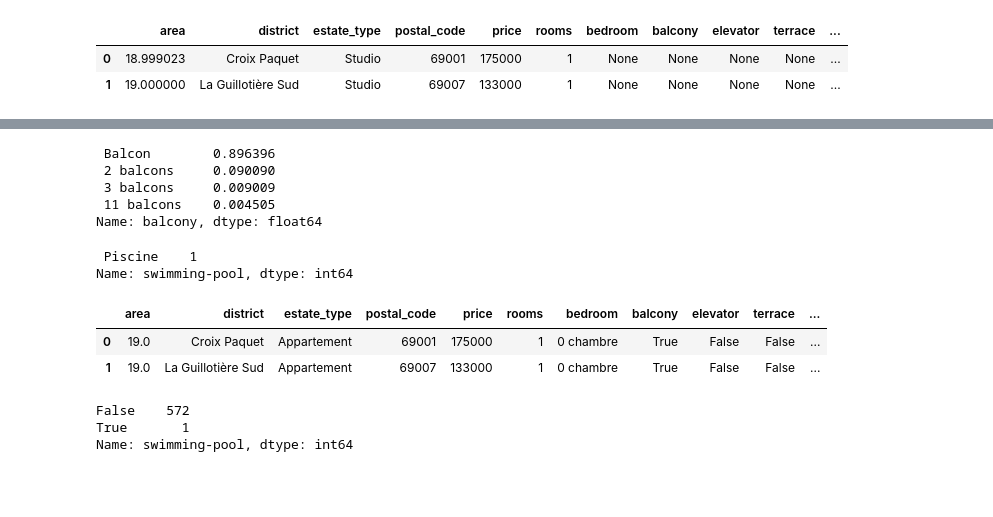
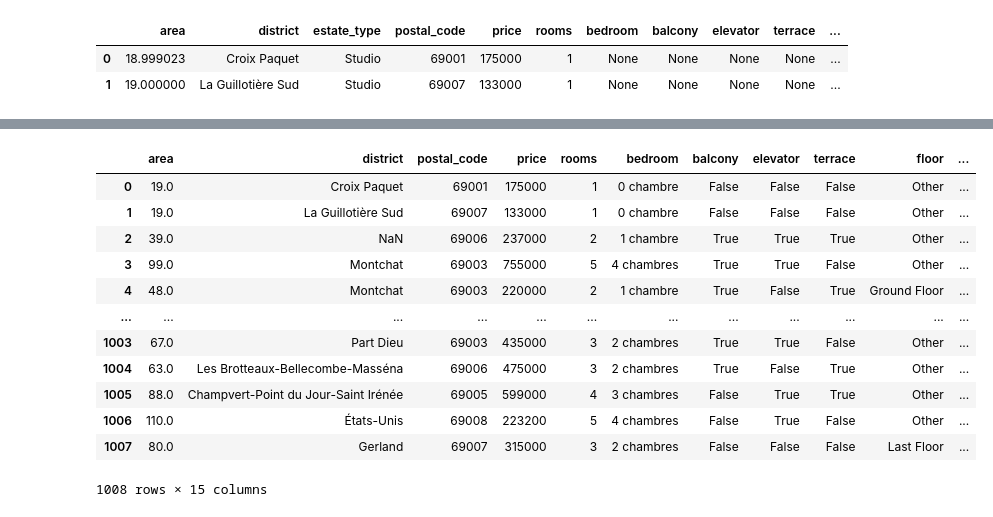
Before and after one commit to Nacim-B/Flat_Price_Prediction_in_Lyon, a Jupyter notebook: Flat_Price_Prediction_Analysis.ipynb, the cells around one changed output, grey strips where cells are left out. Cells and saved outputs as stored; diff of their text form; code cells hidden in the pictures; blank space fills up the shorter version.

```diff
--- a/Flat_Price_Prediction_Analysis.ipynb
+++ b/Flat_Price_Prediction_Analysis.ipynb
@@ -217,6 +174,15 @@ Name: estate_type, dtype: float64
 # %%
-df['estate_type'] = df['estate_type'].replace('Studio', 'Appartement')
-df['estate_type'] = df['estate_type'].replace('Duplex', 'Appartement')
-df['estate_type'] = df['estate_type'].replace('Loft/Atelier', 'Appartement')
-df['estate_type'] = df['estate_type'].replace('Appartement en viager', 'Appartement')
+#I want to use this column to know if the flat is new or not
+
+list_new = []
+
+for estate_type in df['estate_type']:
+    if 'neuf' in estate_type.lower() :
+        list_new.append(True)
+    else :
+        list_new.append(False)
+
+df['new_flat'] = list_new
+# %%
+df = df.drop(['estate_type'], axis = 1)
 # %%
@@ -234,31 +200,10 @@ df.head(2)
 # %%
 df['bedroom'] = df['bedroom'].fillna('0 chambre')
-# %%
-df['balcony'].value_counts(normalize=True)
-# %% [output]
- Balcon        0.896396
- 2 balcons     0.090090
- 3 balcons     0.009009
- 11 balcons    0.004505
-Name: balcony, dtype: float64
 # %%
-df['balcony'] = df['balcony'].fillna(0)
+#list of all features I will keep on True/False option
+
+list_t_f_features = ['balcony', 'elevator', 'garden', 'terrace', 'garage', 'box', 'swimming-pool', 'parking spot']
+
+def true_false(dataframe, column) :
+    dataframe[column] = dataframe[column].notnull().astype(bool)
+    dataframe[column] = dataframe[column].fillna(False)
-# %%
-df['swimming-pool'].value_counts()
-# %% [output]
- Piscine    1
-Name: swimming-pool, dtype: int64
-# %%
-df['garage'] = df['garage'].notnull().astype(bool)
-df['box'] = df['box'].notnull().astype(bool)
-
-df['garage'] = df['garage'] | df['box']
-
-df = df.drop(['box'], axis = 1)
-
-df['elevator'] = df['elevator'].notnull().astype(bool)
-df['garden'] = df['garden'].notnull().astype(bool)
-df['terrace'] = df['terrace'].notnull().astype(bool)
-df['balcony'] = df['balcony'].notnull().astype(bool)
-df['parking spot'] = df['parking spot'].notnull().astype(bool)
-df['swimming-pool'] = df['swimming-pool'].notnull().astype(bool)
@@ -265,12 +218,16 @@ df['swimming-pool'] = df['swimming-pool'].notnull().astype(bool)
 # %%
-df.head(2)
+df
 # %% [output]
-|  | area | district | estate_type | postal_code | price | rooms | bedroom | balcony | elevator | terrace | ... |
-| 0 | 19.0 | Croix Paquet | Appartement | 69001 | 175000 | 1 | 0 chambre | True | False | False | ... |
-| 1 | 19.0 | La Guillotière Sud | Appartement | 69007 | 133000 | 1 | 0 chambre | True | False | False | ... |
+|  | area | district | postal_code | price | rooms | bedroom | balcony | elevator | terrace | floor | ... |
+| 0 | 19.0 | Croix Paquet | 69001 | 175000 | 1 | 0 chambre | False | False | False | Other | ... |
+| 1 | 19.0 | La Guillotière Sud | 69007 | 133000 | 1 | 0 chambre | False | False | False | Other | ... |
+| 2 | 39.0 | NaN | 69006 | 237000 | 2 | 1 chambre | True | True | True | Other | ... |
+| 3 | 99.0 | Montchat | 69003 | 755000 | 5 | 4 chambres | True | True | False | Other | ... |
+| 4 | 48.0 | Montchat | 69003 | 220000 | 2 | 1 chambre | True | False | True | Ground Floor | ... |
+| ... | ... | ... | ... | ... | ... | ... | ... | ... | ... | ... | ... |
+| 1003 | 67.0 | Part Dieu | 69003 | 435000 | 3 | 2 chambres | True | True | False | Other | ... |
+| 1004 | 63.0 | Les Brotteaux-Bellecombe-Masséna | 69006 | 475000 | 3 | 2 chambres | True | False | True | Other | ... |
+| 1005 | 88.0 | Champvert-Point du Jour-Saint Irénée | 69005 | 599000 | 4 | 3 chambres | False | True | True | Other | ... |
+| 1006 | 110.0 | États-Unis | 69008 | 223200 | 5 | 4 chambres | False | True | False | Other | ... |
+| 1007 | 80.0 | Gerland | 69007 | 315000 | 3 | 2 chambres | False | False | False | Last Floor | ... |
+1008 rows × 15 columns
-# %%
-df['swimming-pool'].value_counts()
-# %% [output]
-False    572
-True       1
-Name: swimming-pool, dtype: int64
```
Also changed, not shown: parts of 31 cells of this notebook.
